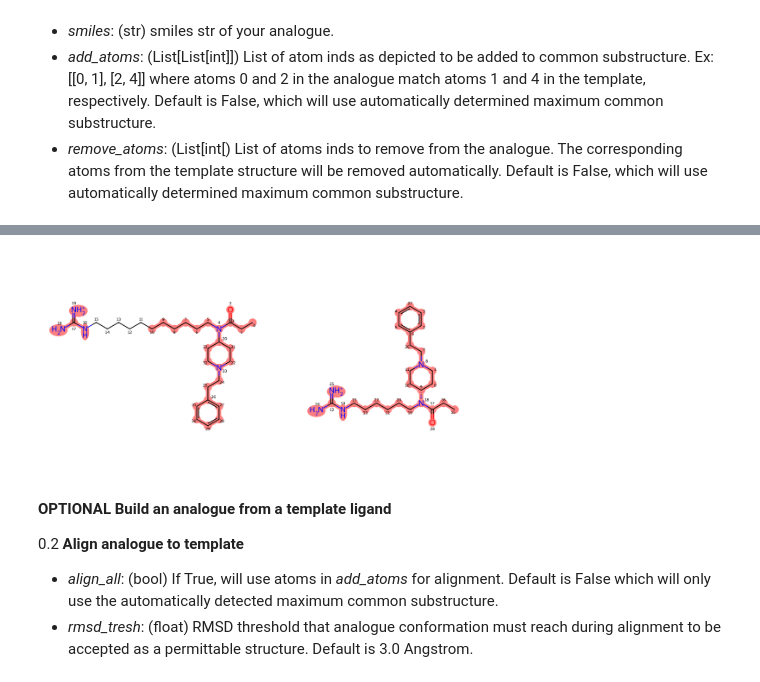
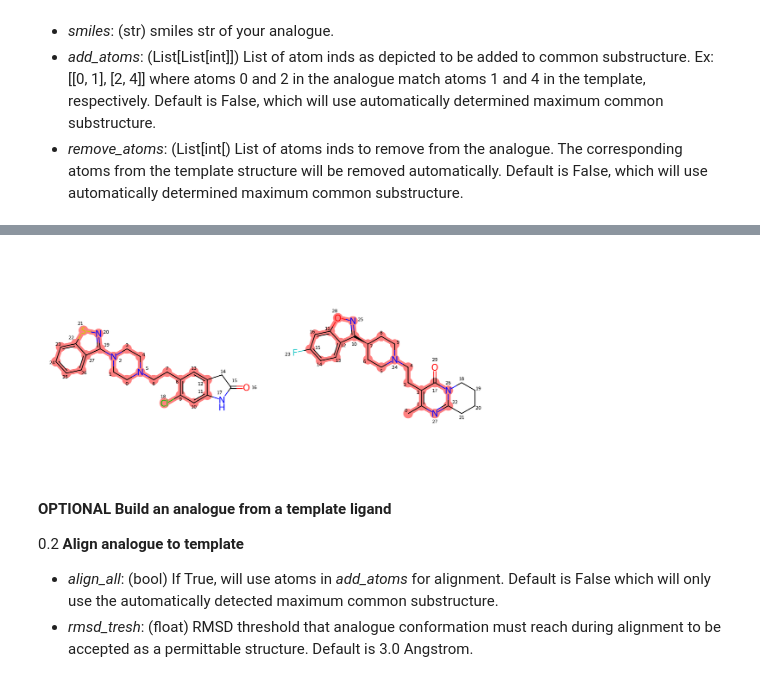
Before and after one commit to CCBatIIT/Bridgeport, a Jupyter notebook: interactive/interactive.ipynb, the cells around one changed output, grey strips where cells are left out. Saved outputs shown, nothing was run; the diff lists cells and outputs as text; code cells hidden in the pictures.

Commit message:
Change ligand smiles string converstion misplacement

```diff
--- a/interactive/interactive.ipynb
+++ b/interactive/interactive.ipynb
@@ -32,7 +32,7 @@ with the subprocess module.
 - *smiles*: (str) smiles string for you ligand.
 # %%
 # Set you working directory
-input_dir = '/home/dcooper/projects/MOR'
+input_dir = '/home/dcooper/projects/D2'
 # %%
 # Protein input
 input_pdb_dir = os.path.join(input_dir, 'crystal_pdb') # Change as needed
@@ -84,7 +85,7 @@ BP = Bridgeport(json_fn, verbose=False)
 - *reference_chain*: (List[str]) of chains of the *reference_pdb* to use in the alignment process
 # %%
 # Set input paths
-reference_pdb = os.path.join(input_dir, 'OPM', '5c1m.pdb') # Change as needed
+reference_pdb = os.path.join(input_dir, 'OPM', '6cm4.pdb') # Change as needed
 reference_chain = ['A'] # Change as needed
 
 # Update input params
@@ -120,10 +121,10 @@ view.show()
 - *remove_atoms*: (List[int[) List of atoms inds to remove from the analogue. The corresponding atoms from the template structure will be removed automatically. Default is False, which will use automatically determined maximum common substructure.
 # %%
 # # # Analogue input
-name = 'c11guano' # Change as needed
-smiles = 'CCC(=O)N(CCCCCCCCCCCNC(N)=[NH2+])C1CCN(CCC2=CC=CC=C2)CC1' # Change as needed
-add_atoms = [[16, 14], [17, 12], [19, 25], [18, 24]]
-remove_atoms = None # Change as needed
+name = 'ziprasidone' # Change as needed
+smiles = 'C1CN(CCN1CCC2=C(C=C3C(=C2)CC(=O)N3)Cl)C4=NSC5=CC=CC=C54' # Change as needed
+add_atoms = [[5,24], [0,5], [1,6], [2,7], [3,8], [4,9], [6,4], [7,3], [8,2], [9,1], [18,0], [10,27], [11,22], [12,26], [13,17], [19,10], [21,28], [20,25], [22,11], [23,16], [24,15], [25,14], [26,13], [27,12]]
+remove_atoms = [id for id in range(8,14)] # Change as needed
 # Update params
 BP.input_params['Ligand']['Analogue'] = {'name': name, 'smiles': smiles, 'add_atoms': add_atoms, 'remove_atoms': remove_atoms}
 BP.get_analogue_MCS()
@@ -139,4 +140,4 @@ Analogue, Template
-[figure, old version]
+[figure, new version]
 # %% [markdown]
 **OPTIONAL** **Build an analogue from a template ligand**
 
```
Also changed, not shown: parts of 9 cells of this notebook.
